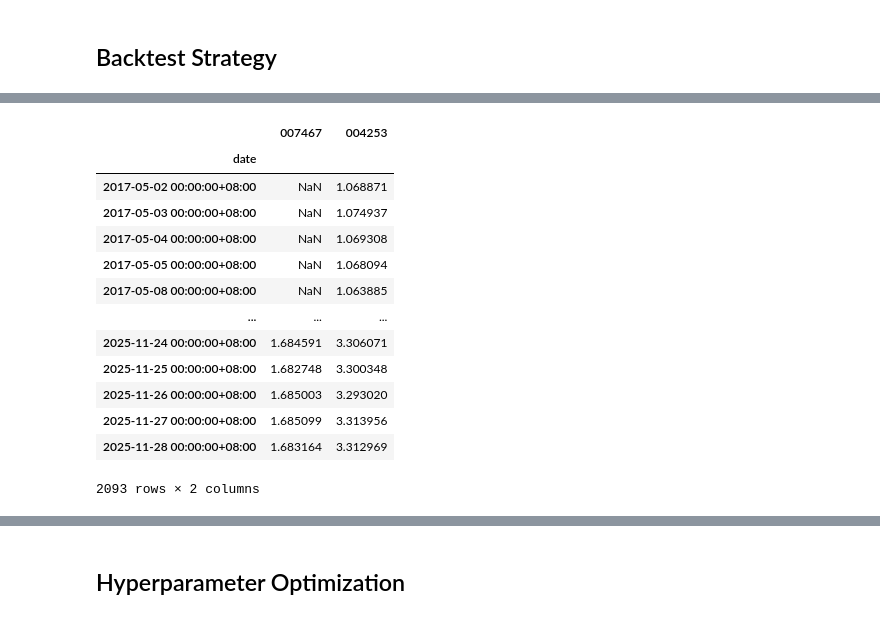
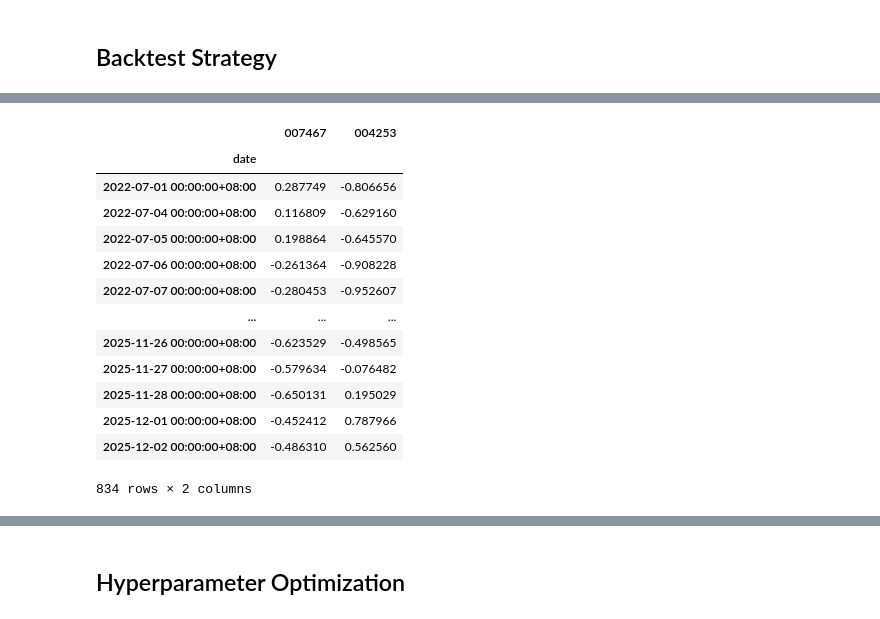
Before and after one commit to WXYS1209/quant_DFFC, a Jupyter notebook: wxy_backtest/hw_dual_reallocation_LR/backtest.ipynb, the cells around one changed output, grey strips where cells are left out. Cells and saved outputs as stored; diff of their text form; code cells hidden in the pictures.

```diff
--- a/wxy_backtest/hw_dual_reallocation_LR/backtest.ipynb
+++ b/wxy_backtest/hw_dual_reallocation_LR/backtest.ipynb
@@ -112,22 +132,22 @@ dtype: object
 # %%
 single_bt.plot()
 # %%
-single_strategy.hw
+single_strategy.hw_signals
 # %% [output]
 |  | 007467 | 004253 |
 | date |  |  |
-| 2017-05-02 00:00:00+08:00 | NaN | 1.068871 |
-| 2017-05-03 00:00:00+08:00 | NaN | 1.074937 |
-| 2017-05-04 00:00:00+08:00 | NaN | 1.069308 |
-| 2017-05-05 00:00:00+08:00 | NaN | 1.068094 |
-| 2017-05-08 00:00:00+08:00 | NaN | 1.063885 |
+| 2022-07-01 00:00:00+08:00 | 0.287749 | -0.806656 |
+| 2022-07-04 00:00:00+08:00 | 0.116809 | -0.629160 |
+| 2022-07-05 00:00:00+08:00 | 0.198864 | -0.645570 |
+| 2022-07-06 00:00:00+08:00 | -0.261364 | -0.908228 |
+| 2022-07-07 00:00:00+08:00 | -0.280453 | -0.952607 |
 | ... | ... | ... |
-| 2025-11-24 00:00:00+08:00 | 1.684591 | 3.306071 |
-| 2025-11-25 00:00:00+08:00 | 1.682748 | 3.300348 |
-| 2025-11-26 00:00:00+08:00 | 1.685003 | 3.293020 |
-| 2025-11-27 00:00:00+08:00 | 1.685099 | 3.313956 |
-| 2025-11-28 00:00:00+08:00 | 1.683164 | 3.312969 |
+| 2025-11-26 00:00:00+08:00 | -0.623529 | -0.498565 |
+| 2025-11-27 00:00:00+08:00 | -0.579634 | -0.076482 |
+| 2025-11-28 00:00:00+08:00 | -0.650131 | 0.195029 |
+| 2025-12-01 00:00:00+08:00 | -0.452412 | 0.787966 |
+| 2025-12-02 00:00:00+08:00 | -0.486310 | 0.562560 |
-2093 rows × 2 columns
+834 rows × 2 columns
 # %%
 single_bt.plot(column = single_bt.pf.close.columns[1])
 # %% [output]
```
Also changed, not shown: parts of 13 cells of this notebook, 2 other files.
